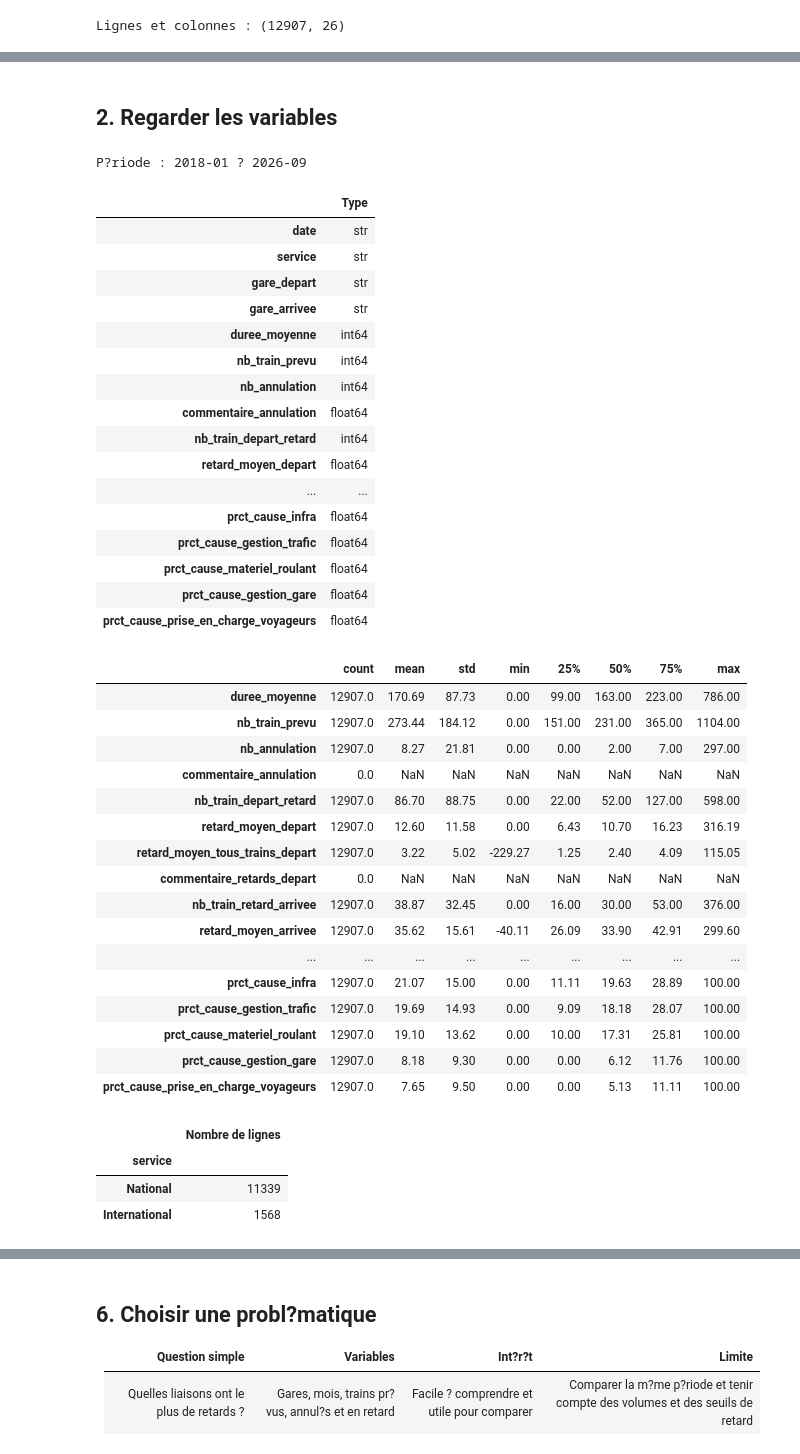
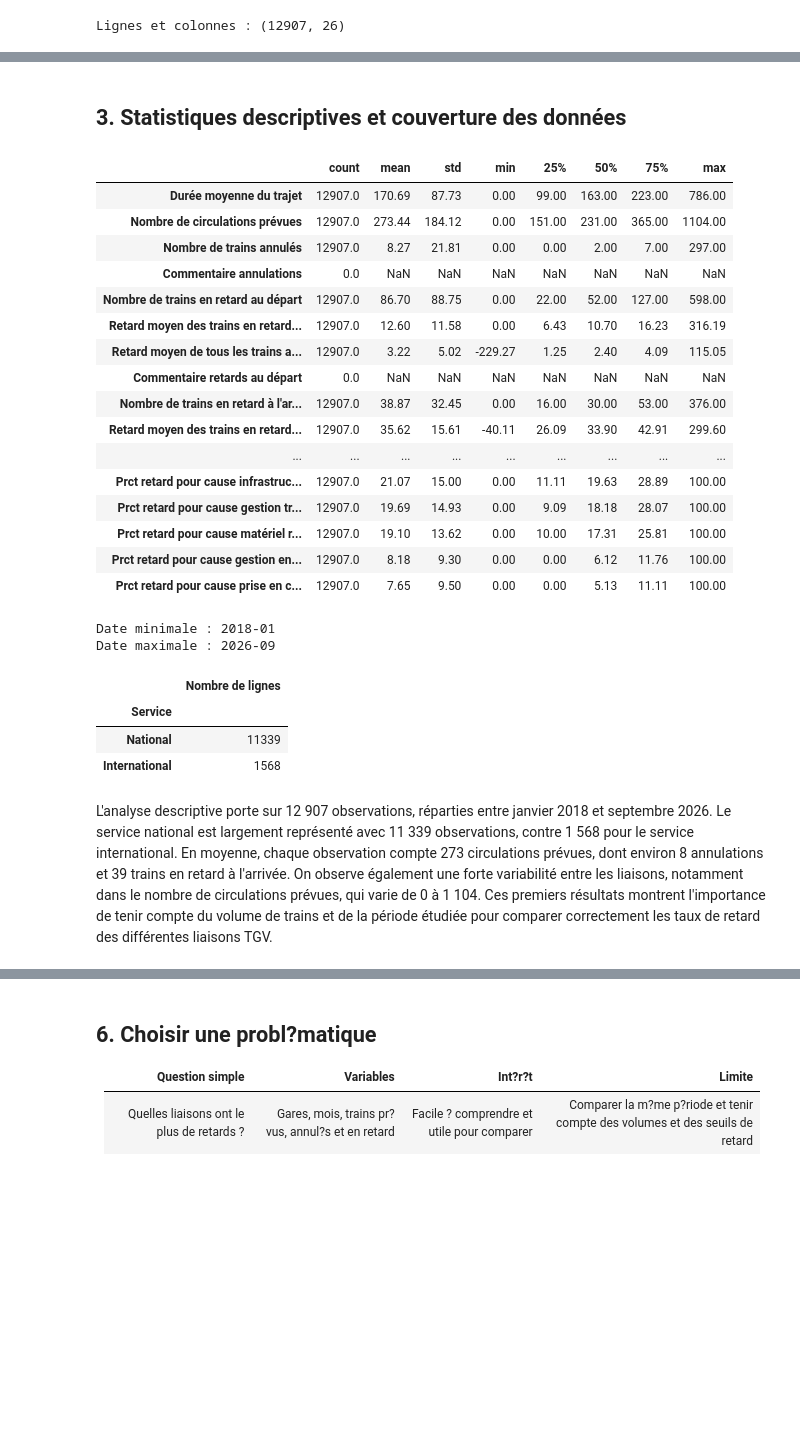
Before and after one commit to ghislainzeufack-prog/RailInsight-SNCF, a Jupyter notebook: notebooks/exploration_sncf_simple.ipynb, the cells around one changed output, grey strips where cells are left out. Cells and saved outputs as stored; diff of their text form; code cells hidden in the pictures; blank space fills up the shorter version.

```diff
--- a/notebooks/exploration_sncf_simple.ipynb
+++ b/notebooks/exploration_sncf_simple.ipynb
@@ -32,48 +58,39 @@ Lignes et colonnes : (12907, 26)
 # %% [markdown]
-## 2. Regarder les variables
+## 3. Statistiques descriptives et couverture des données
 # %%
-display(df.dtypes.to_frame("Type"))
+# Statistiques descriptives des variables numériques
 display(df.describe().T.round(2))
-print("P?riode :", df["date"].min(), "?", df["date"].max())
-display(df["service"].value_counts().to_frame("Nombre de lignes"))
+
+# Période couverte
+print("Date minimale :", df["Date"].min())
+print("Date maximale :", df["Date"].max())
+
+# Répartition des observations par service
+display(df["Service"].value_counts().to_frame("Nombre de lignes"))
 # %% [output]
+|  | count | mean | std | min | 25% | 50% | 75% | max |
+| Durée moyenne du trajet | 12907.0 | 170.69 | 87.73 | 0.00 | 99.00 | 163.00 | 223.00 | 786.00 |
+| Nombre de circulations prévues | 12907.0 | 273.44 | 184.12 | 0.00 | 151.00 | 231.00 | 365.00 | 1104.00 |
+| Nombre de trains annulés | 12907.0 | 8.27 | 21.81 | 0.00 | 0.00 | 2.00 | 7.00 | 297.00 |
+| Commentaire annulations | 0.0 | NaN | NaN | NaN | NaN | NaN | NaN | NaN |
+| Nombre de trains en retard au départ | 12907.0 | 86.70 | 88.75 | 0.00 | 22.00 | 52.00 | 127.00 | 598.00 |
+| Retard moyen des trains en retard... | 12907.0 | 12.60 | 11.58 | 0.00 | 6.43 | 10.70 | 16.23 | 316.19 |
+| Retard moyen de tous les trains a... | 12907.0 | 3.22 | 5.02 | -229.27 | 1.25 | 2.40 | 4.09 | 115.05 |
+| Commentaire retards au départ | 0.0 | NaN | NaN | NaN | NaN | NaN | NaN | NaN |
+| Nombre de trains en retard à l'ar... | 12907.0 | 38.87 | 32.45 | 0.00 | 16.00 | 30.00 | 53.00 | 376.00 |
+| Retard moyen des trains en retard... | 12907.0 | 35.62 | 15.61 | -40.11 | 26.09 | 33.90 | 42.91 | 299.60 |
+| ... | ... | ... | ... | ... | ... | ... | ... | ... |
+| Prct retard pour cause infrastruc... | 12907.0 | 21.07 | 15.00 | 0.00 | 11.11 | 19.63 | 28.89 | 100.00 |
+| Prct retard pour cause gestion tr... | 12907.0 | 19.69 | 14.93 | 0.00 | 9.09 | 18.18 | 28.07 | 100.00 |
+| Prct retard pour cause matériel r... | 12907.0 | 19.10 | 13.62 | 0.00 | 10.00 | 17.31 | 25.81 | 100.00 |
+| Prct retard pour cause gestion en... | 12907.0 | 8.18 | 9.30 | 0.00 | 0.00 | 6.12 | 11.76 | 100.00 |
+| Prct retard pour cause prise en c... | 12907.0 | 7.65 | 9.50 | 0.00 | 0.00 | 5.13 | 11.11 | 100.00 |
-P?riode : 2018-01 ? 2026-09
+Date minimale : 2018-01
+Date maximale : 2026-09
-|  | Type |
-| date | str |
-| service | str |
-| gare_depart | str |
-| gare_arrivee | str |
-| duree_moyenne | int64 |
-| nb_train_prevu | int64 |
-| nb_annulation | int64 |
-| commentaire_annulation | float64 |
-| nb_train_depart_retard | int64 |
-| retard_moyen_depart | float64 |
-| ... | ... |
-| prct_cause_infra | float64 |
-| prct_cause_gestion_trafic | float64 |
-| prct_cause_materiel_roulant | float64 |
-| prct_cause_gestion_gare | float64 |
-| prct_cause_prise_en_charge_voyageurs | float64 |
-|  | count | mean | std | min | 25% | 50% | 75% | max |
-| duree_moyenne | 12907.0 | 170.69 | 87.73 | 0.00 | 99.00 | 163.00 | 223.00 | 786.00 |
-| nb_train_prevu | 12907.0 | 273.44 | 184.12 | 0.00 | 151.00 | 231.00 | 365.00 | 1104.00 |
-| nb_annulation | 12907.0 | 8.27 | 21.81 | 0.00 | 0.00 | 2.00 | 7.00 | 297.00 |
-| commentaire_annulation | 0.0 | NaN | NaN | NaN | NaN | NaN | NaN | NaN |
-| nb_train_depart_retard | 12907.0 | 86.70 | 88.75 | 0.00 | 22.00 | 52.00 | 127.00 | 598.00 |
-| retard_moyen_depart | 12907.0 | 12.60 | 11.58 | 0.00 | 6.43 | 10.70 | 16.23 | 316.19 |
-| retard_moyen_tous_trains_depart | 12907.0 | 3.22 | 5.02 | -229.27 | 1.25 | 2.40 | 4.09 | 115.05 |
-| commentaire_retards_depart | 0.0 | NaN | NaN | NaN | NaN | NaN | NaN | NaN |
-| nb_train_retard_arrivee | 12907.0 | 38.87 | 32.45 | 0.00 | 16.00 | 30.00 | 53.00 | 376.00 |
-| retard_moyen_arrivee | 12907.0 | 35.62 | 15.61 | -40.11 | 26.09 | 33.90 | 42.91 | 299.60 |
-| ... | ... | ... | ... | ... | ... | ... | ... | ... |
-| prct_cause_infra | 12907.0 | 21.07 | 15.00 | 0.00 | 11.11 | 19.63 | 28.89 | 100.00 |
-| prct_cause_gestion_trafic | 12907.0 | 19.69 | 14.93 | 0.00 | 9.09 | 18.18 | 28.07 | 100.00 |
-| prct_cause_materiel_roulant | 12907.0 | 19.10 | 13.62 | 0.00 | 10.00 | 17.31 | 25.81 | 100.00 |
-| prct_cause_gestion_gare | 12907.0 | 8.18 | 9.30 | 0.00 | 0.00 | 6.12 | 11.76 | 100.00 |
-| prct_cause_prise_en_charge_voyageurs | 12907.0 | 7.65 | 9.50 | 0.00 | 0.00 | 5.13 | 11.11 | 100.00 |
+|  | Nombre de lignes |
+| Service |  |
+| National | 11339 |
+| International | 1568 |
-|  | Nombre de lignes |
-| service |  |
-| National | 11339 |
-| International | 1568 |
+# %% [markdown]
+L'analyse descriptive porte sur 12 907 observations, réparties entre janvier 2018 et septembre 2026. Le service national est largement représenté avec 11 339 observations, contre 1 568 pour le service international. En moyenne, chaque observation compte 273 circulations prévues, dont environ 8 annulations et 39 trains en retard à l'arrivée. On observe également une forte variabilité entre les liaisons, notamment dans le nombre de circulations prévues, qui varie de 0 à 1 104. Ces premiers résultats montrent l'importance de tenir compte du volume de trains et de la période étudiée pour comparer correctement les taux de retard des différentes liaisons TGV.
 # %% [markdown]
```
Also changed, not shown: parts of 38 cells of this notebook.
